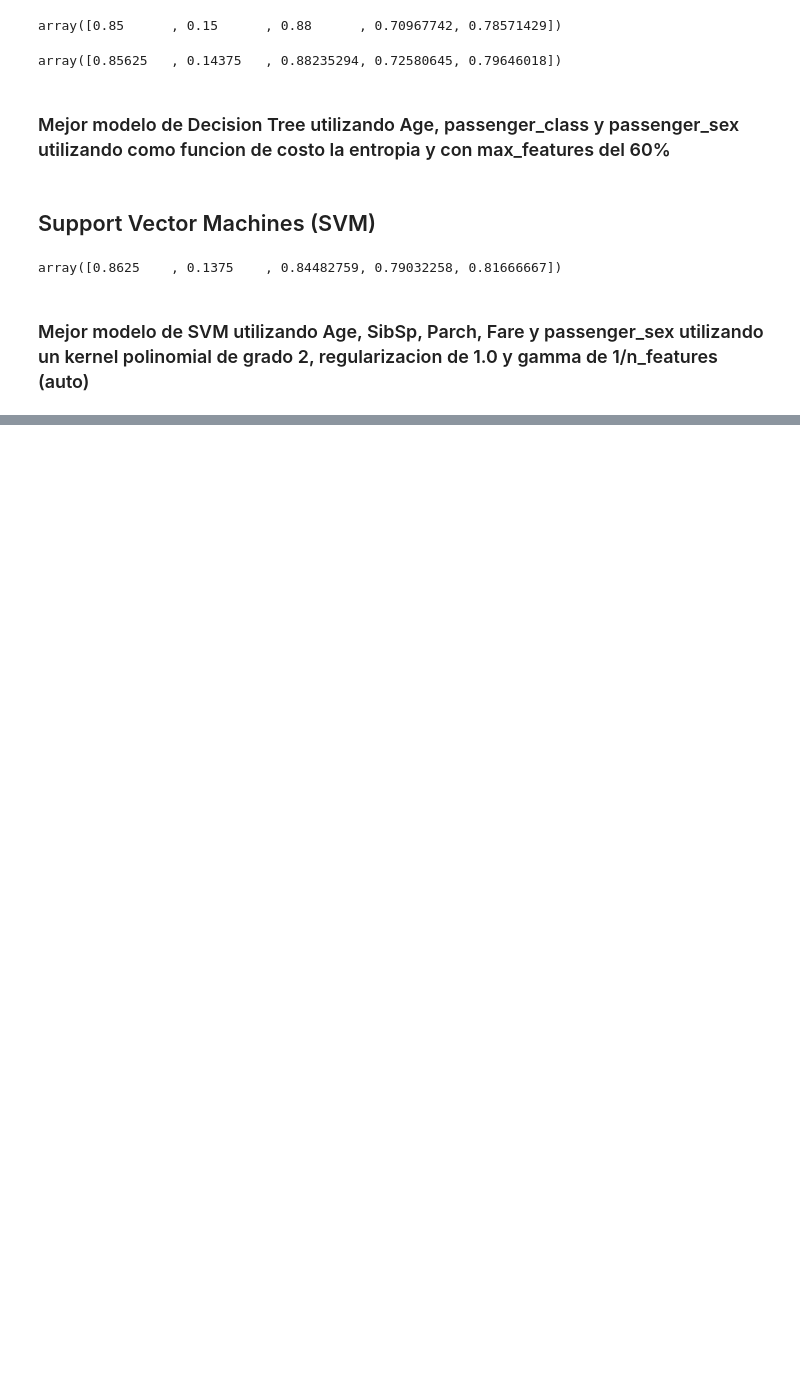
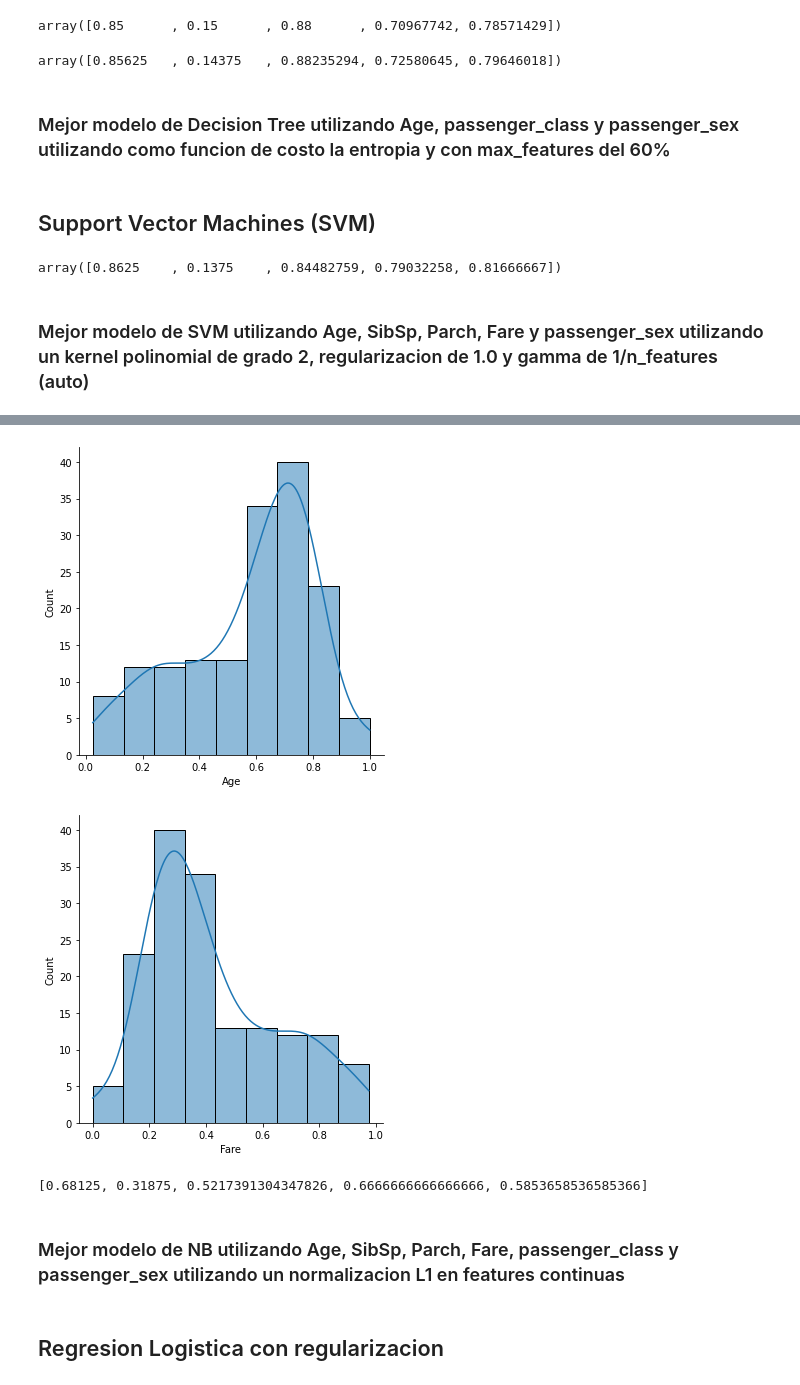
Before and after one commit to cesaraceytuno/STATISTICAL_LEARNING_1, a Jupyter notebook: Proyectos/Proyecto1/Proyecto.ipynb, the cells around one changed output, grey strips where cells are left out. Cells and saved outputs as stored; diff of their text form; code cells hidden in the pictures; blank space fills up the shorter version.

```diff
--- a/Proyectos/Proyecto1/Proyecto.ipynb
+++ b/Proyectos/Proyecto1/Proyecto.ipynb
@@ -264,0 +366,33 @@ array([0.8625    , 0.1375    , 0.84482759, 0.79032258, 0.81666667])
+# %%
+norm_data = pd.DataFrame(preprocessing.normalize(validation_m3.loc[:,['Age','Fare']], norm='l1'), columns=['Age', 'Fare'], index=validation_m3.loc[:,['Age','Fare']].index)
+norm_validation = validation_m3.copy()
+norm_validation['Age'] = norm_data.loc[:,'Age']
+norm_validation['Fare'] = norm_data.loc[:,'Fare']
+norm_validation
+for columna in ['Age','Fare']:
+    sns.displot(norm_validation, x=columna, kde=True)
+# %% [output]
+[figure, added]
+[figure, added]
+# %%
+variables = ['Age','SibSp','Parch','Fare','passenger_class','passenger_sex']
+experiment_str = 'NB_NormL1_Vars='+'-'.join(variables)
+variables.append('passenger_survived')
+nb = NaiveBayes_Classifier()
+nb.fit(norm_train[variables])
+y_hat = nb.predict(norm_validation[variables])
+
+accuracy = metrics.accuracy_score(norm_validation['passenger_survived'], y_hat)
+error = 1-metrics.accuracy_score(norm_validation['passenger_survived'], y_hat)
+precision = metrics.precision_score(norm_validation['passenger_survived'], y_hat, pos_label='Y')
+recall = metrics.recall_score(norm_validation['passenger_survived'], y_hat, pos_label='Y')
+f1 = metrics.f1_score(norm_validation['passenger_survived'], y_hat, pos_label='Y')
+now = datetime.now()
+save_experiment('Bitacora Experimentos - NB.csv', [str(now),experiment_str,accuracy,error,precision,recall,f1])
+print([accuracy,error,precision,recall,f1])
+# %% [output]
+[0.68125, 0.31875, 0.5217391304347826, 0.6666666666666666, 0.5853658536585366]
+# %% [markdown]
+### Mejor modelo de NB utilizando Age, SibSp, Parch, Fare, passenger_class y passenger_sex utilizando un normalizacion L1 en features continuas
+# %% [markdown]
+## Regresion Logistica con regularizacion
```
Also changed, not shown: parts of 6 cells of this notebook, 1 other file.
